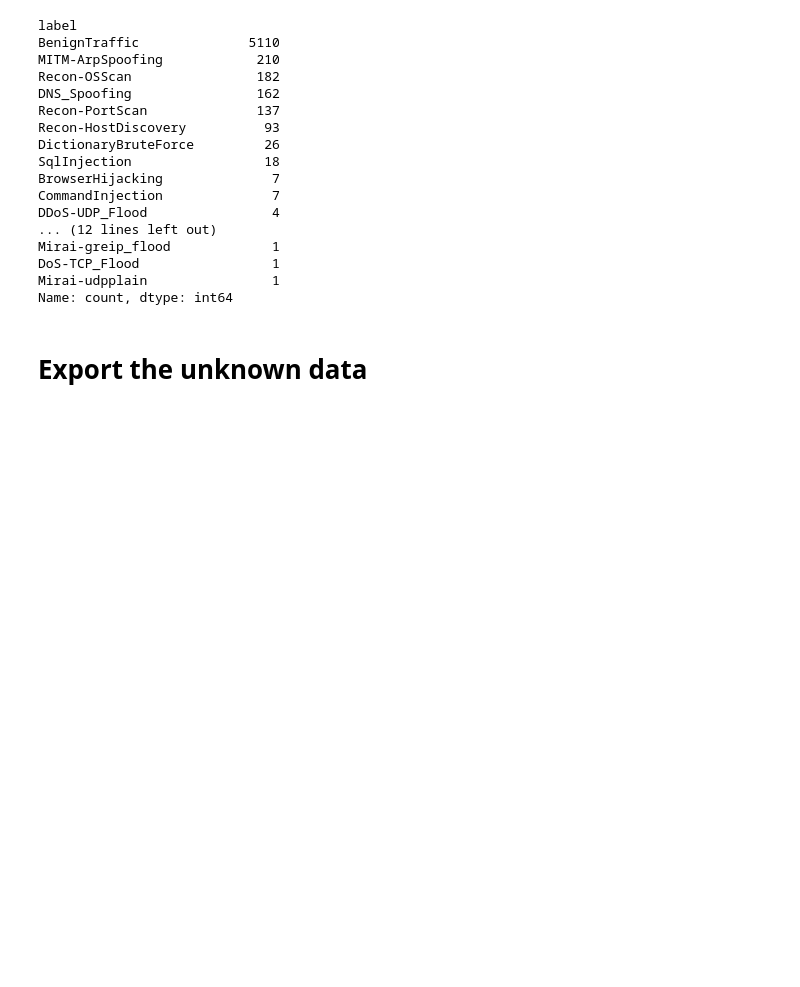
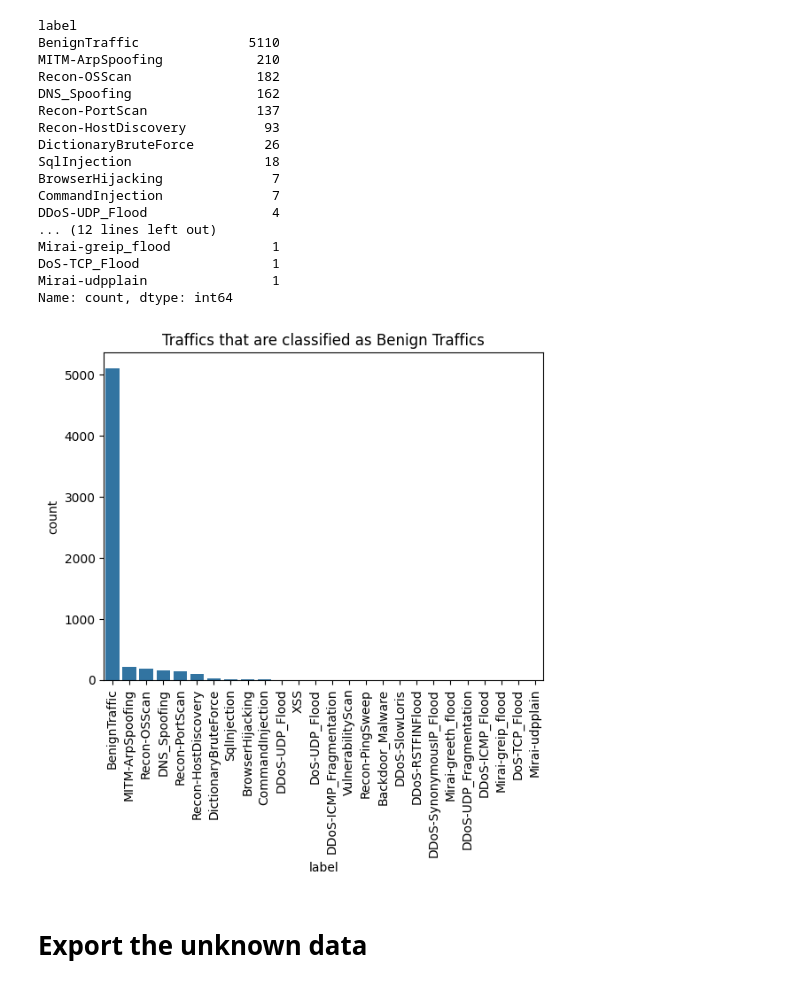
Before and after one commit to ML-Project-Team-5/Project_NetworkIDS, a Jupyter notebook: ND_1_RandomForest.Ipynb, the cells around one changed output. Cells and saved outputs as stored; diff of their text form; code cells hidden in the pictures; blank space fills up the shorter version.

Commit message:
feat: plots for RF

```diff
--- a/ND_1_RandomForest.Ipynb
+++ b/ND_1_RandomForest.Ipynb
@@ -74,6 +74,18 @@ Mirai-greip_flood             1
 DoS-TCP_Flood                 1
 Mirai-udpplain                1
 Name: count, dtype: int64
+# %%
+import seaborn as sns
+import matplotlib.pyplot as plt
+
+tmp = pd.DataFrame(tmp)
+sns.barplot(x="label", y="count", data=tmp)
+plt.title("Traffics that are classified as Benign Traffics")
+plt.xticks(rotation='vertical')
+# plt.figure(figsize=(1000,10))
+plt.show()
+# %% [output]
+[figure, added]
 # %% [markdown]
 # Export the unknown data
 # %%
```
Also changed, not shown: 1 other file.
